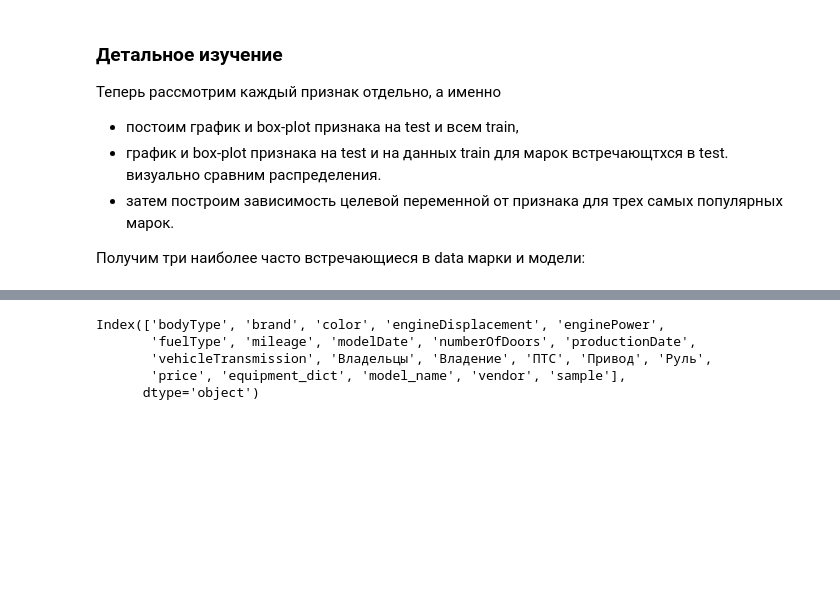
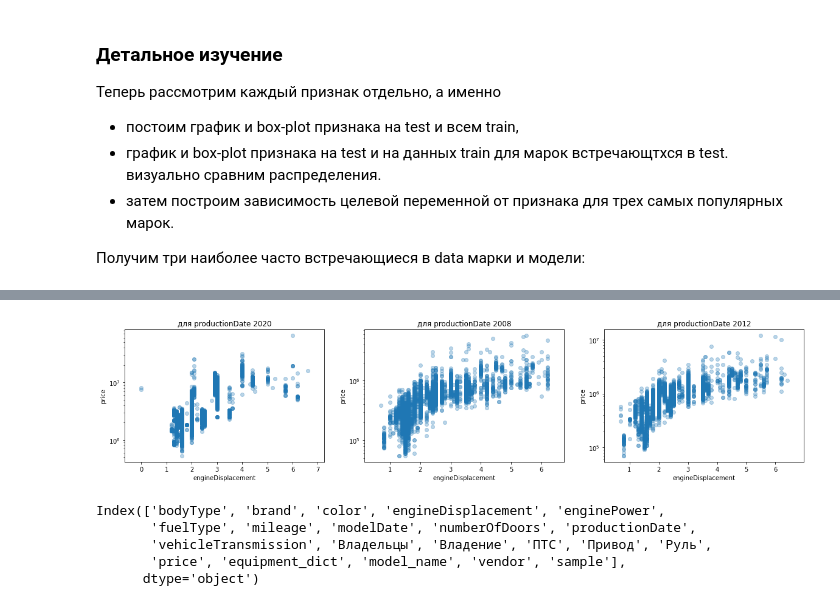
Before and after one commit to IvanovDmitryV/skillfactory_rds, a Jupyter notebook: Unit_7/Project_7_EDA0909.ipynb, the cells around one changed output, grey strips where cells are left out. Cells and saved outputs as stored; diff of their text form; code cells hidden in the pictures; blank space fills up the shorter version.

```diff
--- a/Unit_7/Project_7_EDA0909.ipynb
+++ b/Unit_7/Project_7_EDA0909.ipynb
@@ -295,3 +311,7 @@ features_price_scatterplot(externdata_full,'engineDisplacement','brand',12)
+# %%
+features_price_scatterplot(externdata_full,'engineDisplacement','productionDate',3)
+# %% [output]
+[figure, added]
 # %%
 externdata_train_full.columns
 # %% [output]
```
Also changed, not shown: parts of 21 cells of this notebook.
